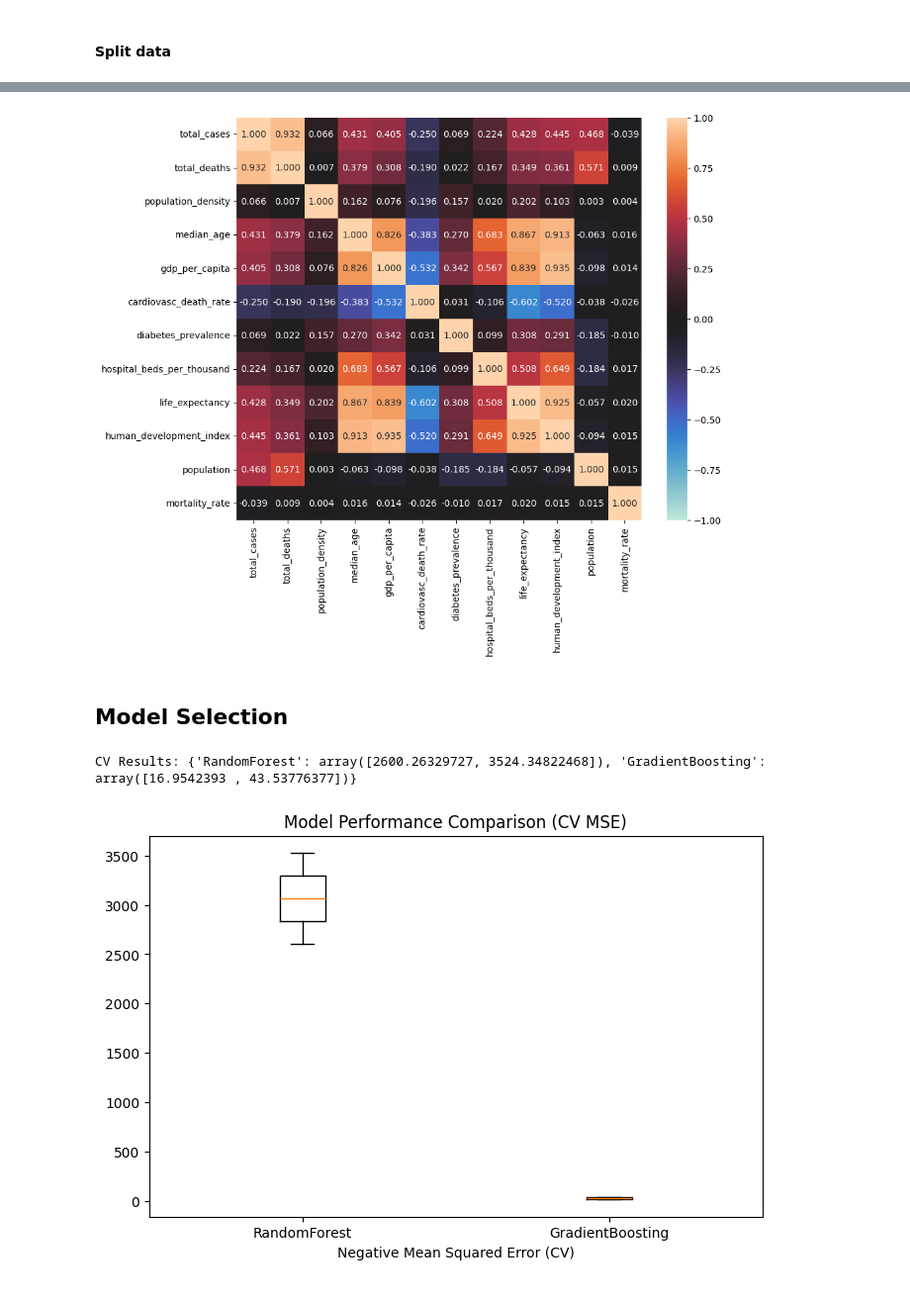
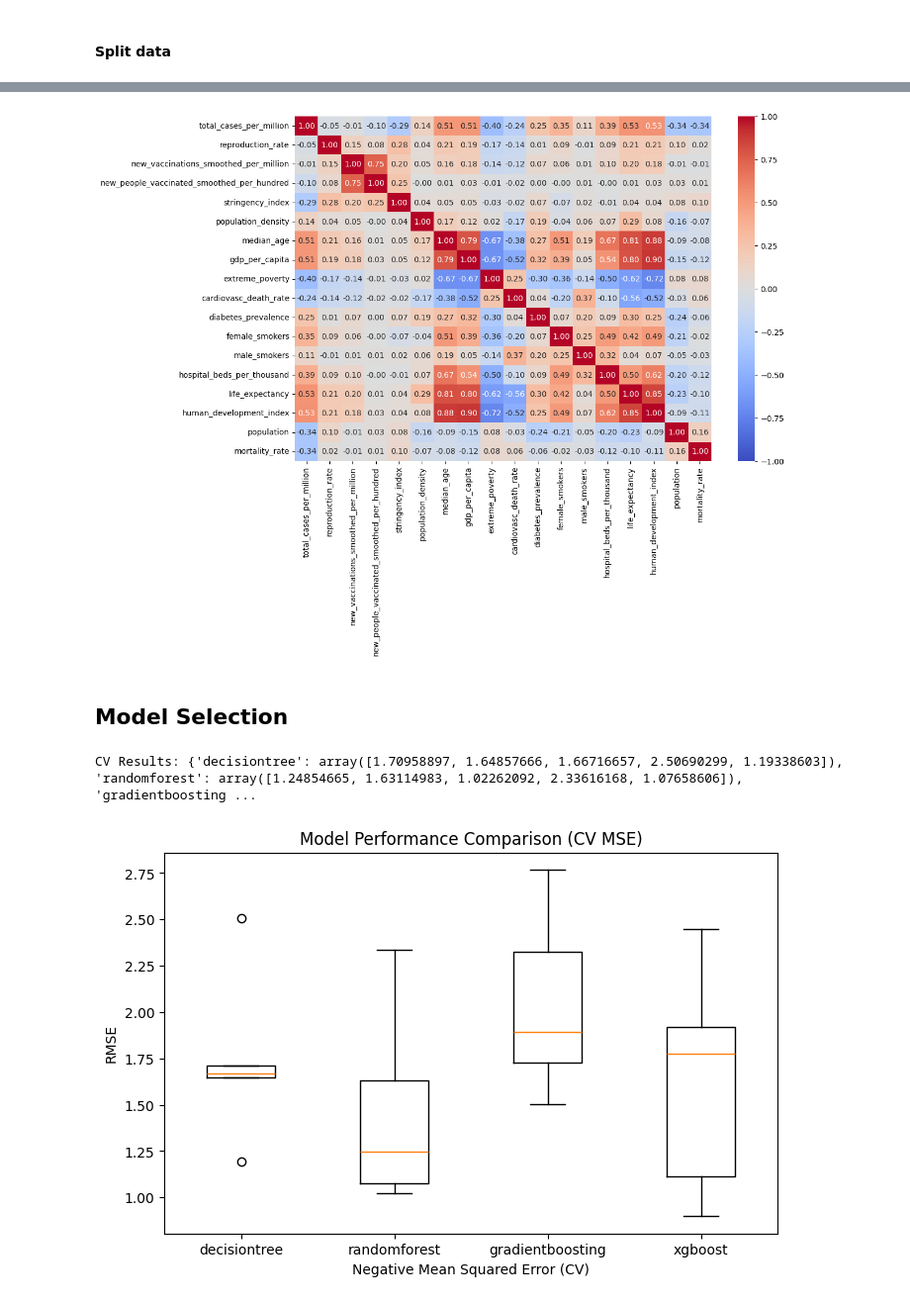
Before and after one commit to Calaabdul/COVID-19, a Jupyter notebook: covid.ipynb, the cells around one changed output, grey strips where cells are left out. Shown at 99% size. Saved outputs shown, nothing was run; the diff lists cells and outputs as text; code cells hidden in the pictures.

Commit message:
initial commit with decision tree

```diff
--- a/covid.ipynb
+++ b/covid.ipynb
@@ -235,8 +414,8 @@ clean_df.shape
 #### Split data
 # %%
 LABEL = 'mortality_rate'
-X = clean_df.drop(columns = [LABEL, 'date'], axis = 1)
-y = clean_df[LABEL]
+X = new_df.drop(columns = [LABEL, 'date'], axis = 1)
+y = new_df[LABEL]
 # %%
 X_train, X_test, y_train, y_test = train_test_split(X, y, test_size = .3, random_state=42)
 # %%
@@ -260,8 +439,5 @@ y_train.head()
 Name: mortality_rate, dtype: float64
 # %%
-num_features = ['total_cases', 'total_deaths', 'population_density',
-       'median_age', 'gdp_per_capita', 'cardiovasc_death_rate',
-       'diabetes_prevalence', 'hospital_beds_per_thousand', 'life_expectancy',
-       'human_development_index', 'population']
+num_features = new_df.select_dtypes('number').drop('mortality_rate', axis = 1).columns.tolist()
 cat_features = ['continent']
 # %%
@@ -297,9 +469,9 @@ X_transformed.hist();
 # %%
-plt.figure(figsize=(10, 8))
+plt.figure(figsize=(12, 8))
 corr = X_transformed.select_dtypes('number').assign(mortality_rate=y_train)
-sns.heatmap(corr.corr(), annot = True, vmax=1, vmin=-1, center=0, fmt=".3f");
+sns.heatmap(corr.corr(), annot = True, vmax=1, vmin=-1, center=0, fmt=".2f", cmap = 'coolwarm');
 # %% [output]
-[figure, old version]
+[figure, new version]
 # %%
 
 # Numerical pipeline: PowerTransformer + StandardScaler
@@ -323,9 +495,10 @@ preprocessor = ColumnTransformer([
 # %%
 # Models
 models = {
-    "RandomForest": RandomForestRegressor(random_state=42),
-    "GradientBoosting": GradientBoostingRegressor(random_state=42),
-    # "XGBoost": xgb.XGBRegressor(random_state=42, verbosity=0)
+    "decisiontree": DecisionTreeRegressor(random_state=42),
+    "randomforest": RandomForestRegressor(random_state=42),
+    "gradientboosting": GradientBoostingRegressor(random_state=42),
+    "xgboost": XGBRegressor(random_state=42, verbosity=0)
 }
 # %%
 results = {}
@@ -334,19 +507,20 @@ for name, model in models.items():
         ("preprocess", preprocessor),
         ("model", model)
     ])
-    kf = KFold(n_splits=2, shuffle=True, random_state=42)
-    scores = -cross_val_score(pipe, X_train, y_train, cv= kf, scoring="neg_mean_squared_error")
+    kf = KFold(n_splits=5, shuffle=True, random_state=42)
+    scores = -cross_val_score(pipe, X_train, y_train, cv= kf, scoring="neg_root_mean_squared_error")
     results[name] = scores
 
 print("CV Results:", results)
 # %% [output]
-CV Results: {'RandomForest': array([2600.26329727, 3524.34822468]), 'GradientBoosting': array([16.9542393 , 43.53776377])}
+CV Results: {'decisiontree': array([1.70958897, 1.64857666, 1.66716657, 2.50690299, 1.19338603]), 'randomforest': array([1.24854665, 1.63114983, 1.02262092, 2.33616168, 1.07658606]), 'gradientboosting ...
 # %%
 plt.figure(figsize=(8, 5))
 plt.boxplot([results[name] for name in results.keys()], labels=list(results.keys()))
 plt.xlabel("Negative Mean Squared Error (CV)")
+plt.ylabel("RMSE")
 plt.title("Model Performance Comparison (CV MSE)")
 plt.show()
 # %% [output]
-[figure, old version]
+[figure, new version]
 # %%
```
Also changed, not shown: parts of 67 cells of this notebook, 2 other files.
